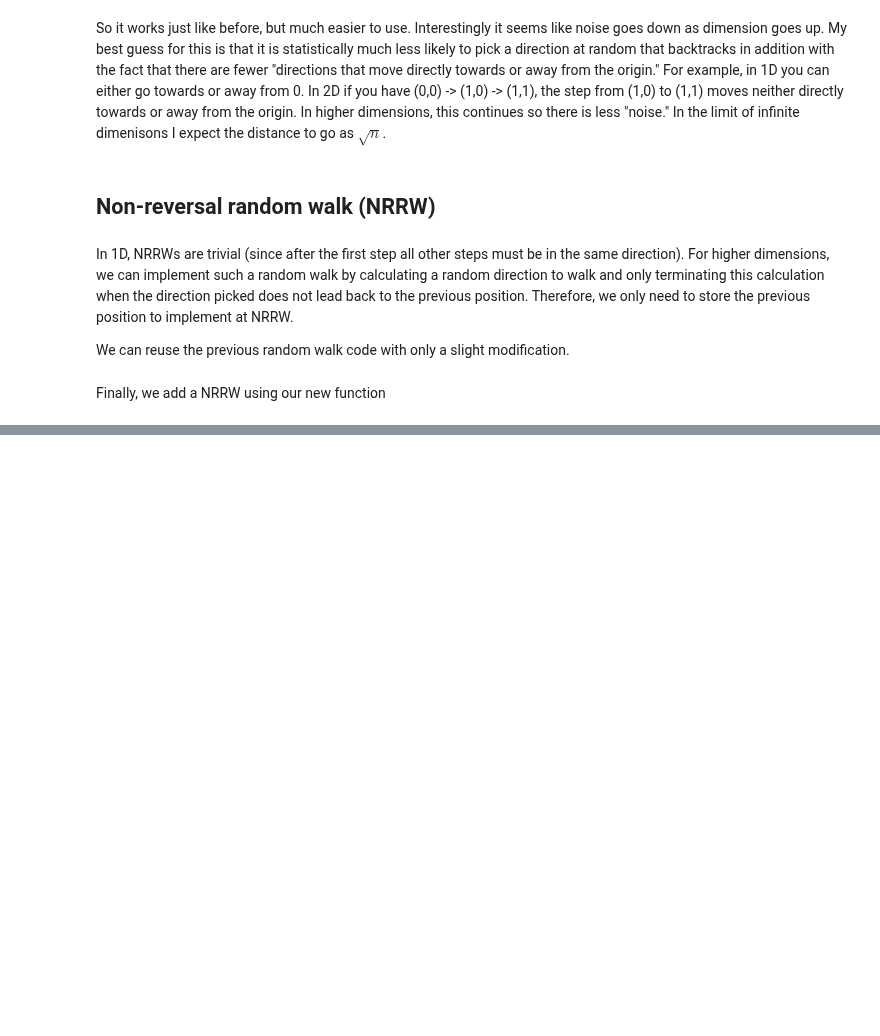
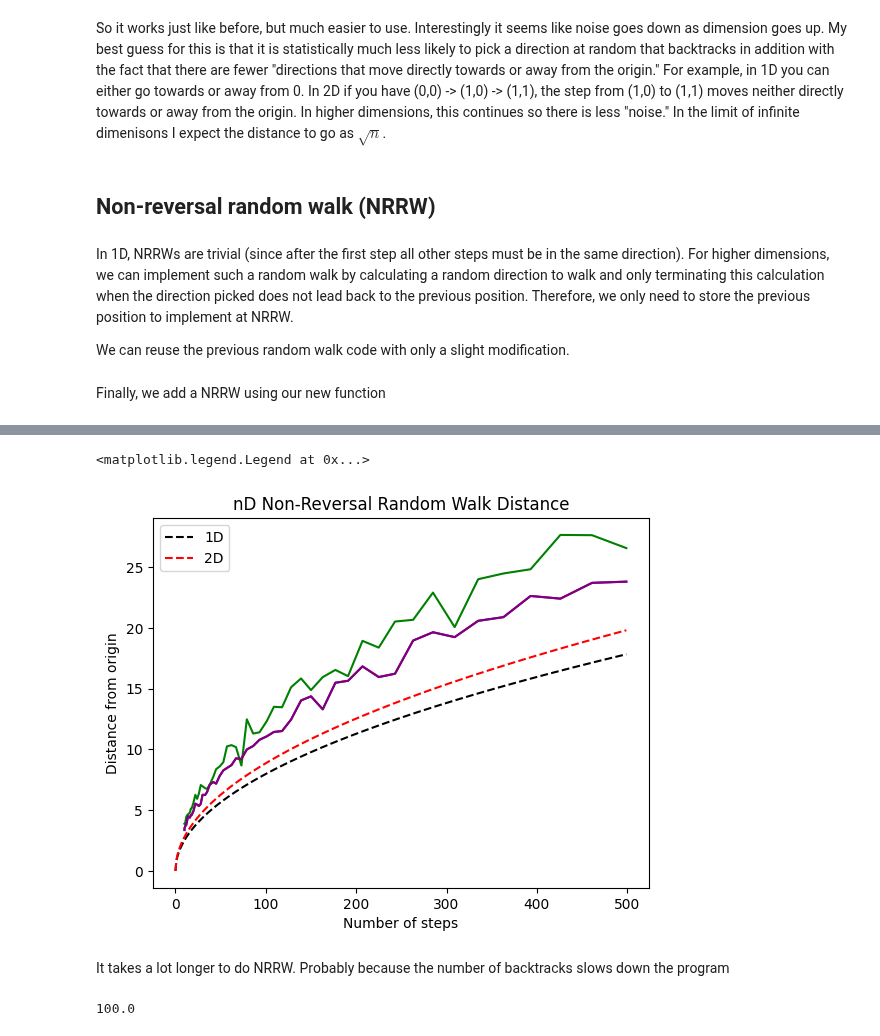
Before and after one commit to noahchanoah/thesis, a Jupyter notebook: RandomWalk.ipynb, the cells around one changed output, grey strips where cells are left out. Cells and saved outputs as stored; diff of their text form; code cells hidden in the pictures; blank space fills up the shorter version.

```diff
--- a/RandomWalk.ipynb
+++ b/RandomWalk.ipynb
@@ -448,0 +436,48 @@ after update: [0, -1]
+# %%
+def nrrw_avg_distance(number_of_steps: int, number_of_trials:int, dimension: int) -> float:
+    avg_dist = 0
+    for run in np.arange(number_of_trials):
+        avg_dist += nrrw(number_of_steps,dimension,False)
+
+    avg_dist = avg_dist / number_of_trials
+    return avg_dist
+# %%
+number_of_steps = 500 #1000
+number_of_trials = 100  #1000
+
+#calculate the average distances
+logspacing = 50
+#datax
+steps = [int(step) for step in np.logspace(1,math.log10(number_of_steps),logspacing)]
+#datay
+NR_dim_one = [nrrw_avg_distance(int(step),number_of_trials,1) for step in np.logspace(1,math.log10(number_of_steps),logspacing)]
+NR_dim_two = [nrrw_avg_distance(int(step),number_of_trials,2) for step in np.logspace(1,math.log10(number_of_steps),logspacing)]
+NR_dim_three = [nrrw_avg_distance(int(step),number_of_trials,3) for step in np.logspace(1,math.log10(number_of_steps),logspacing)]
+#dim_ten = [nrrw_avg_distance(int(step),number_of_trials,10) for step in np.logspace(1,math.log10(number_of_steps),logspacing)]
+#dim_hundred = [nrrw_avg_distance(int(step),number_of_trials,100) for step in np.logspace(1,math.log10(number_of_steps),logspacing)]
+# %%
+#plot them with the theory curves
+#plt.plot(steps, NR_dim_one, color="blue") #1D data
+plt.plot(steps, NR_dim_two, color="green") #2D data
+plt.plot(steps, NR_dim_three, color="purple") #3D data
+plt.plot(steps, NR_dim_three, color="purple") #3D data
+#plt.plot(steps, dim_ten, color="orange") #10D data
+#plt.plot(steps, dim_hundred, color="blue") #100D data
+plt.plot([x for x in np.arange(number_of_steps)], [sqrt_scaling(1)*math.sqrt(x) for x in np.arange(number_of_steps)], color="black", label="1D", linestyle="dashed") #1D theory
+plt.plot([x for x in np.arange(number_of_steps)], [sqrt_scaling(2)*math.sqrt(x) for x in np.arange(number_of_steps)], color="red", label="2D", linestyle="dashed") #2D theory
+#plt.plot([x for x in np.arange(number_of_trials)], [sqrt_scaling(3)*math.sqrt(x) for x in np.arange(number_of_steps)], color="gray", label="3D", linestyle="dashed") #3D theory
+#plt.plot([x for x in np.arange(1000)], [sqrt_scaling(10)*math.sqrt(x) for x in np.arange(1000)], color="green", label="10D", linestyle="dashed") #10D theory
+#plt.plot([x for x in np.arange(1000)], [sqrt_scaling(100)*math.sqrt(x) for x in np.arange(1000)], color="orange", label="100D", linestyle="dashed") #100D theory
+plt.title("nD Non-Reversal Random Walk Distance")
+plt.xlabel("Number of steps")
+plt.ylabel("Distance from origin")
+plt.legend()
+# %% [output]
+<matplotlib.legend.Legend at 0x...>
+[figure, added]
+# %% [markdown]
+It takes a lot longer to do NRRW. Probably because the number of backtracks slows down the program
+# %%
+nrrw_avg_distance(100 ,100,1)
+# %% [output]
+100.0
```
Also changed, not shown: parts of 7 cells of this notebook.
